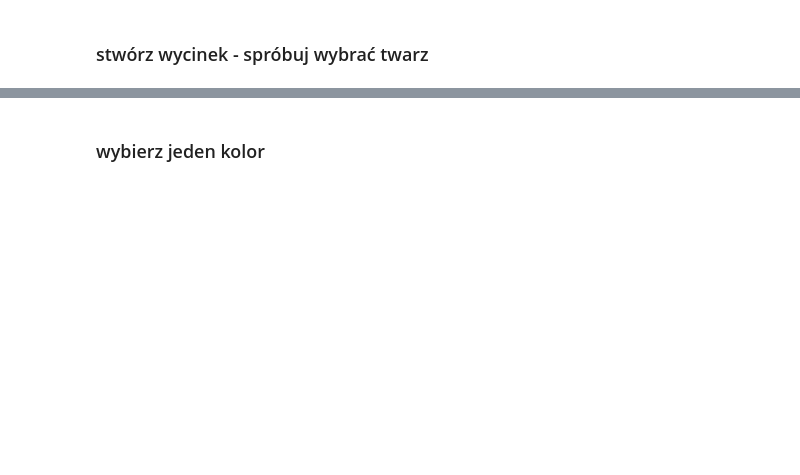
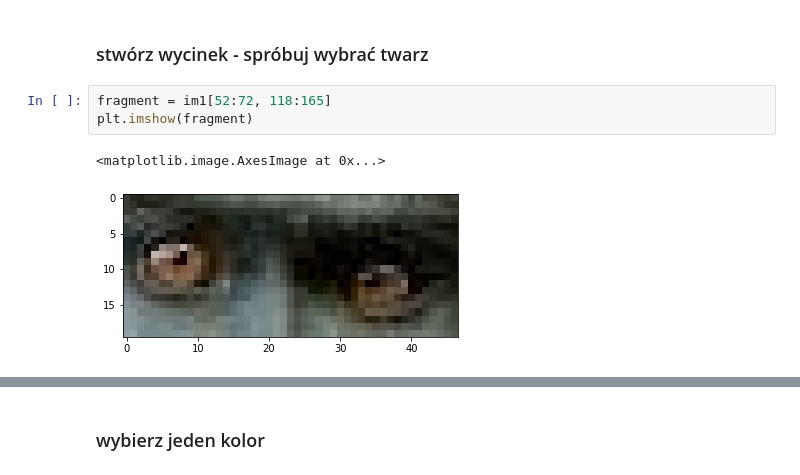
Before and after one commit to kadamekALX/python_20220326, a Jupyter notebook: numpy_ka/numpy_zadania.ipynb, the cells around one changed output, grey strips where cells are left out. Drawn from its saved outputs; the diff is of its cells as text; blank space fills up the shorter version.

```diff
--- a/numpy_ka/numpy_zadania.ipynb
+++ b/numpy_ka/numpy_zadania.ipynb
@@ -139,2 +192,8 @@ plt.imshow(im2)
 # %% [markdown]
 ### stwórz wycinek -  spróbuj wybrać twarz
+# %%
+fragment = im1[52:72, 118:165]
+plt.imshow(fragment)
+# %% [output]
+<matplotlib.image.AxesImage at 0x...>
+[figure, added]
```
Also changed, not shown: parts of 14 cells of this notebook, 2 other files.
